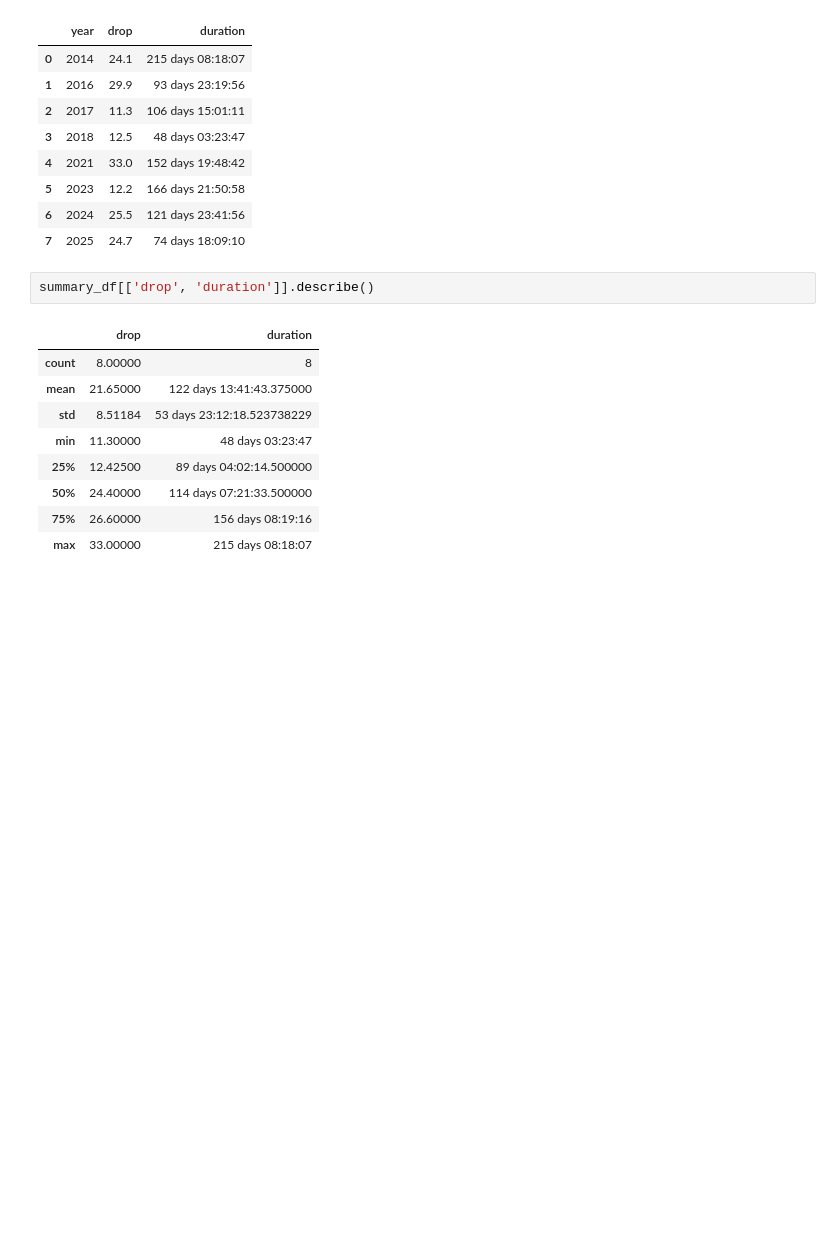
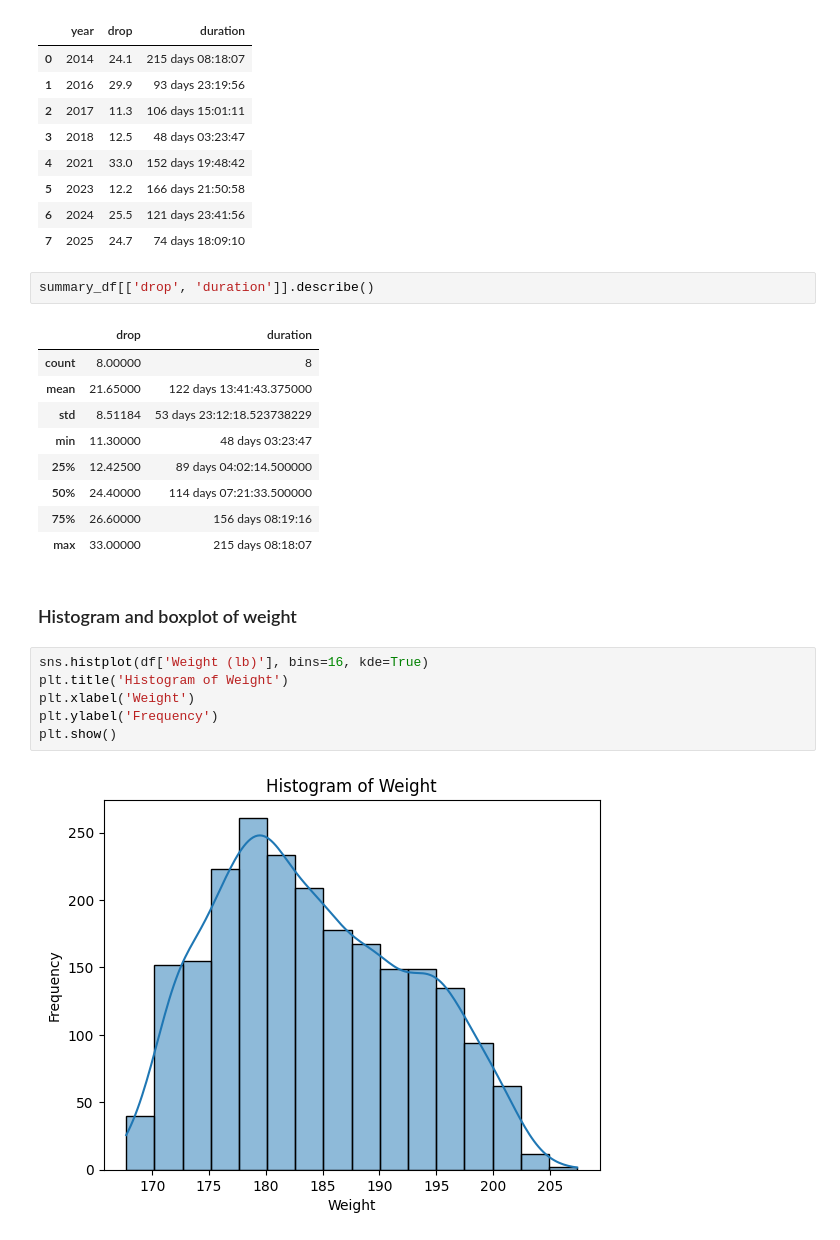
Before and after one commit to ericmelz/weight, a Jupyter notebook: notebooks/eda1.ipynb, the cells around one changed output. Saved outputs shown, nothing was run; the diff lists cells and outputs as text; blank space fills up the shorter version.

Commit message:
Boxplots and histogram

```diff
--- a/notebooks/eda1.ipynb
+++ b/notebooks/eda1.ipynb
@@ -204,3 +206,13 @@ summary_df[['drop', 'duration']].describe()
 | 50% | 24.40000 | 114 days 07:21:33.500000 |
 | 75% | 26.60000 | 156 days 08:19:16 |
 | max | 33.00000 | 215 days 08:18:07 |
+# %% [markdown]
+### Histogram and boxplot of weight
+# %%
+sns.histplot(df['Weight (lb)'], bins=16, kde=True)
+plt.title('Histogram of Weight')
+plt.xlabel('Weight')
+plt.ylabel('Frequency')
+plt.show()
+# %% [output]
+[figure, added]
```
Also changed, not shown: parts of 4 cells of this notebook.
